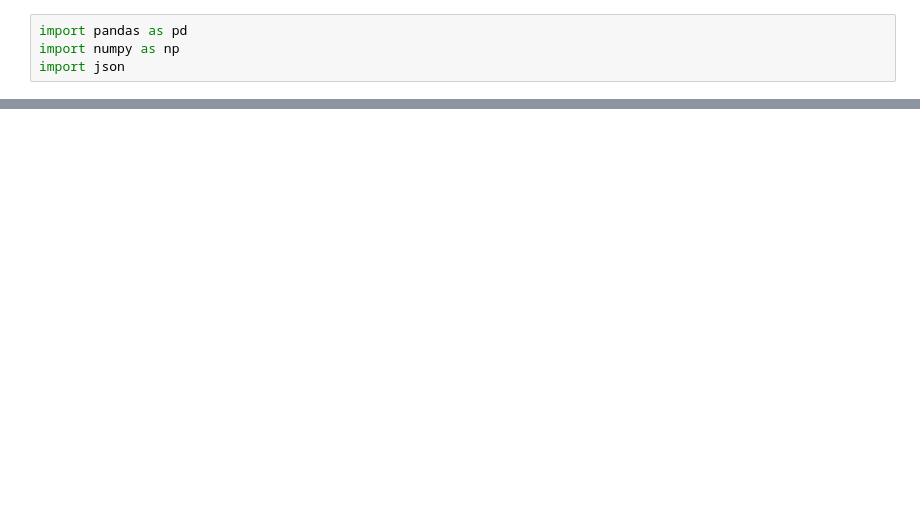
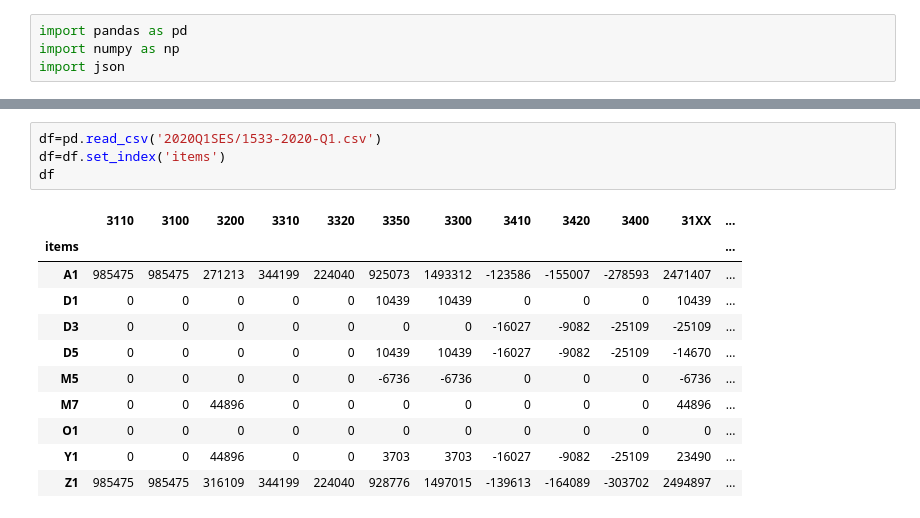
Before and after one commit to Club-TEB101/MOPS, a Jupyter notebook: Import_data.ipynb, the cells around one changed output, grey strips where cells are left out. Cells and saved outputs as stored; diff of their text form; blank space fills up the shorter version.

```diff
--- a/Import_data.ipynb
+++ b/Import_data.ipynb
@@ -68,0 +65,16 @@ df
+# %%
+df=pd.read_csv('2020Q1SES/1533-2020-Q1.csv')
+df=df.set_index('items')
+df
+# %% [output]
+|  | 3110 | 3100 | 3200 | 3310 | 3320 | 3350 | 3300 | 3410 | 3420 | 3400 | 31XX | ... |
+| items |  |  |  |  |  |  |  |  |  |  |  | ... |
+| A1 | 985475 | 985475 | 271213 | 344199 | 224040 | 925073 | 1493312 | -123586 | -155007 | -278593 | 2471407 | ... |
+| D1 | 0 | 0 | 0 | 0 | 0 | 10439 | 10439 | 0 | 0 | 0 | 10439 | ... |
+| D3 | 0 | 0 | 0 | 0 | 0 | 0 | 0 | -16027 | -9082 | -25109 | -25109 | ... |
+| D5 | 0 | 0 | 0 | 0 | 0 | 10439 | 10439 | -16027 | -9082 | -25109 | -14670 | ... |
+| M5 | 0 | 0 | 0 | 0 | 0 | -6736 | -6736 | 0 | 0 | 0 | -6736 | ... |
+| M7 | 0 | 0 | 44896 | 0 | 0 | 0 | 0 | 0 | 0 | 0 | 44896 | ... |
+| O1 | 0 | 0 | 0 | 0 | 0 | 0 | 0 | 0 | 0 | 0 | 0 | ... |
+| Y1 | 0 | 0 | 44896 | 0 | 0 | 3703 | 3703 | -16027 | -9082 | -25109 | 23490 | ... |
+| Z1 | 985475 | 985475 | 316109 | 344199 | 224040 | 928776 | 1497015 | -139613 | -164089 | -303702 | 2494897 | ... |
```
Also changed, not shown: parts of 6 cells of this notebook.
